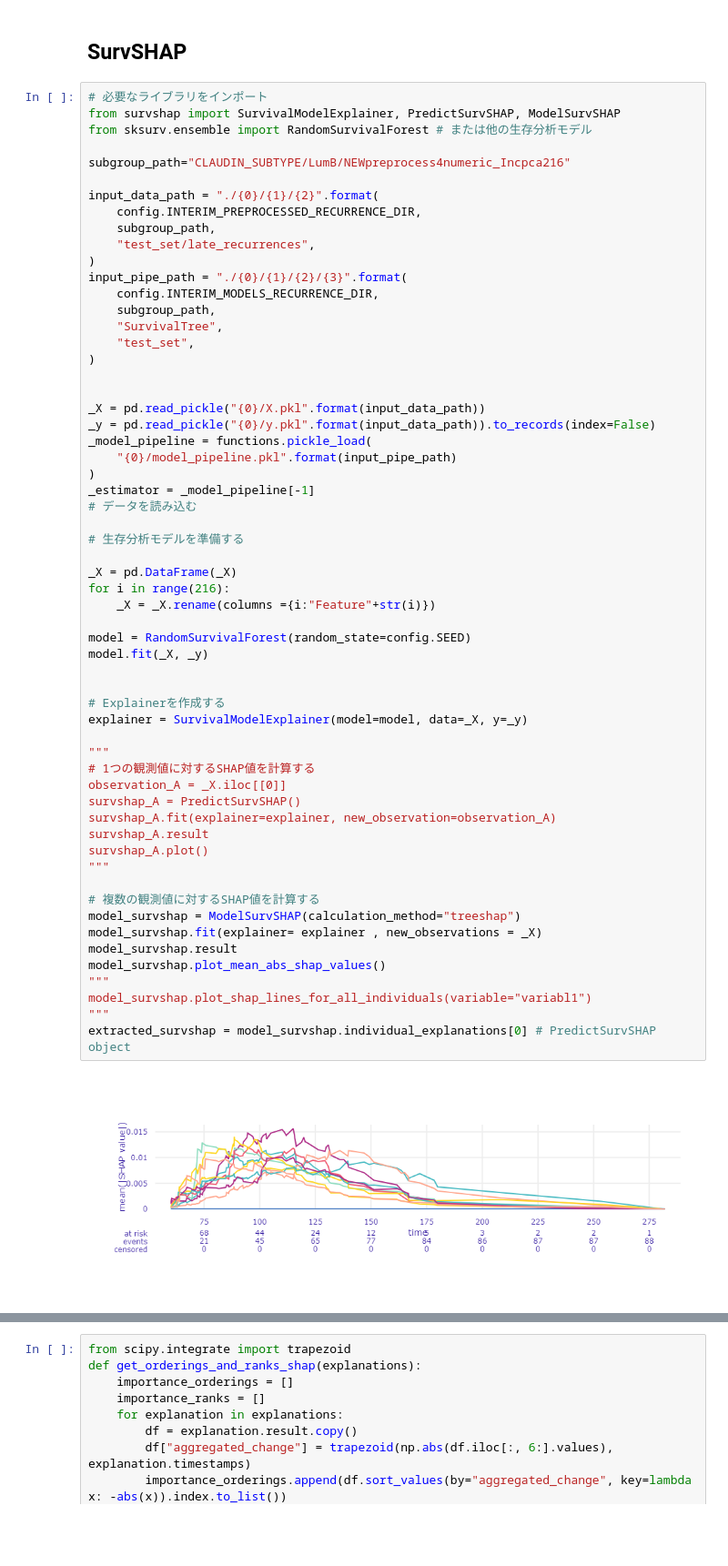
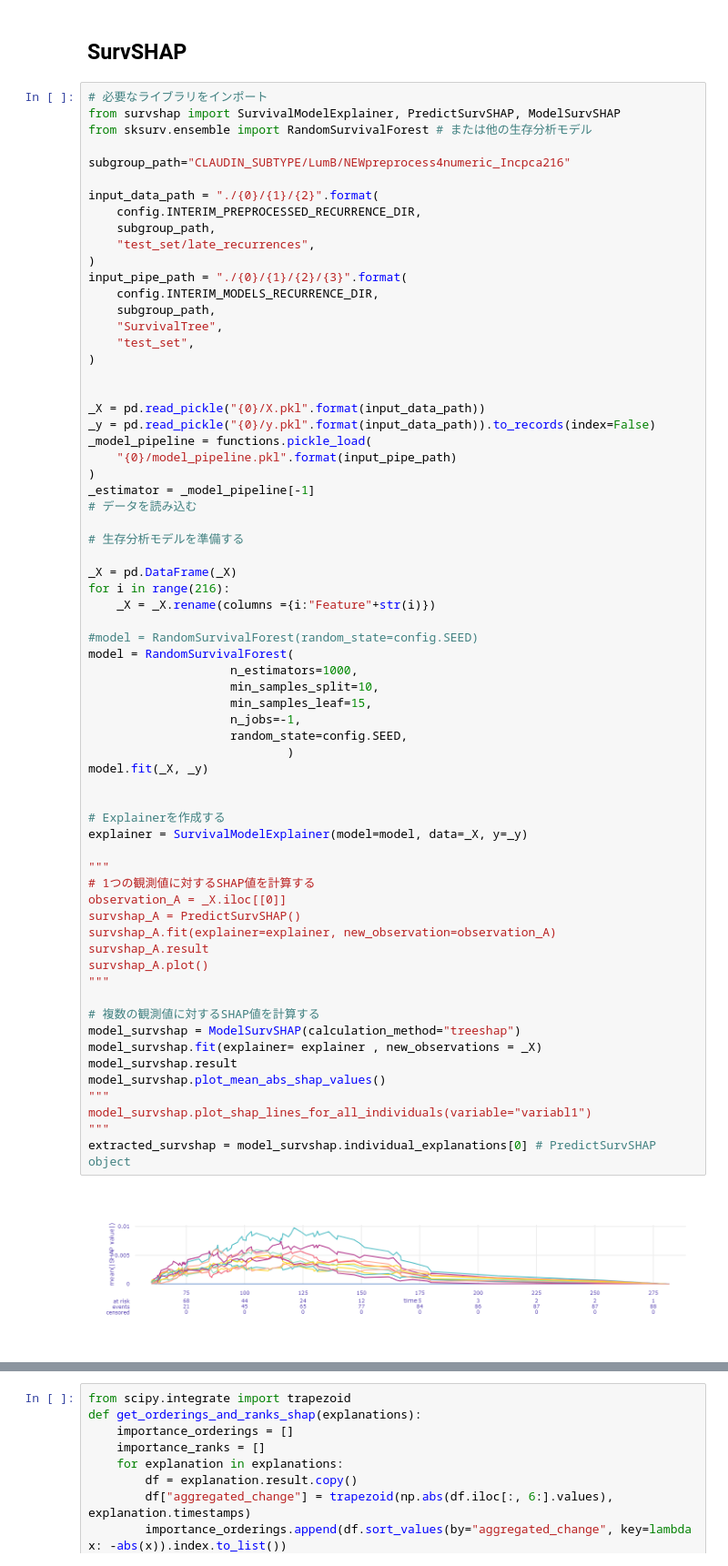
Before and after one commit to uga7643/breast_cancer_analytics, a Jupyter notebook: notebooks/5-explain_models_RFS (numeric)-Copy1.ipynb, the cells around one changed output, grey strips where cells are left out. Shown at 91% size. Drawn from its saved outputs; the diff is of its cells as text; blank space fills up the shorter version.

```diff
--- a/notebooks/5-explain_models_RFS (numeric)-Copy1.ipynb
+++ b/notebooks/5-explain_models_RFS (numeric)-Copy1.ipynb
@@ -1134,32 +1300,39 @@ _estimator = _model_pipeline[-1]
 
 _X = pd.DataFrame(_X)
 for i in range(216):
     _X = _X.rename(columns ={i:"Feature"+str(i)})
 
-model = RandomSurvivalForest(random_state=config.SEED)
+#model = RandomSurvivalForest(random_state=config.SEED)
+model = RandomSurvivalForest(
+                    n_estimators=1000,
+                    min_samples_split=10,
+                    min_samples_leaf=15,
+                    n_jobs=-1,
+                    random_state=config.SEED,
+                            )
 model.fit(_X, _y)
 
 
 # Explainerを作成する
 explainer = SurvivalModelExplainer(model=model, data=_X, y=_y)
 
 """
 # 1つの観測値に対するSHAP値を計算する
 observation_A = _X.iloc[[0]]
 survshap_A = PredictSurvSHAP()
 survshap_A.fit(explainer=explainer, new_observation=observation_A)
 survshap_A.result
 survshap_A.plot()
 """
 
 # 複数の観測値に対するSHAP値を計算する
 model_survshap = ModelSurvSHAP(calculation_method="treeshap")
 model_survshap.fit(explainer= explainer , new_observations = _X)
 model_survshap.result
 model_survshap.plot_mean_abs_shap_values()
 """
 model_survshap.plot_shap_lines_for_all_individuals(variable="variabl1")
 """
 extracted_survshap = model_survshap.individual_explanations[0] # PredictSurvSHAP object
 # %% [output]
-[figure, old version]
+[figure, new version]
```
Also changed, not shown: parts of 33 cells of this notebook, 1 other file.
